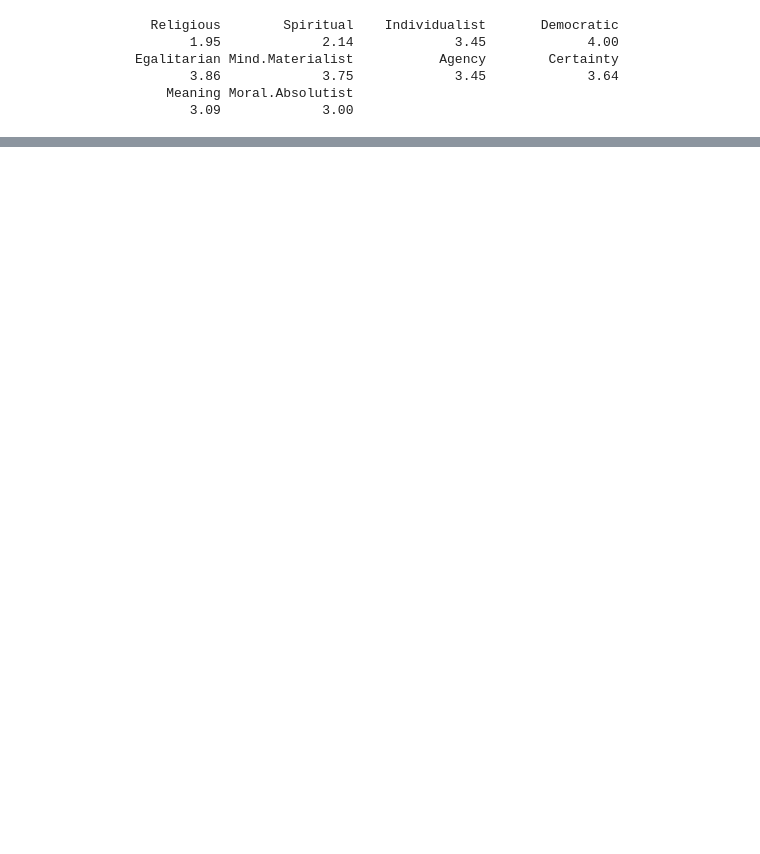
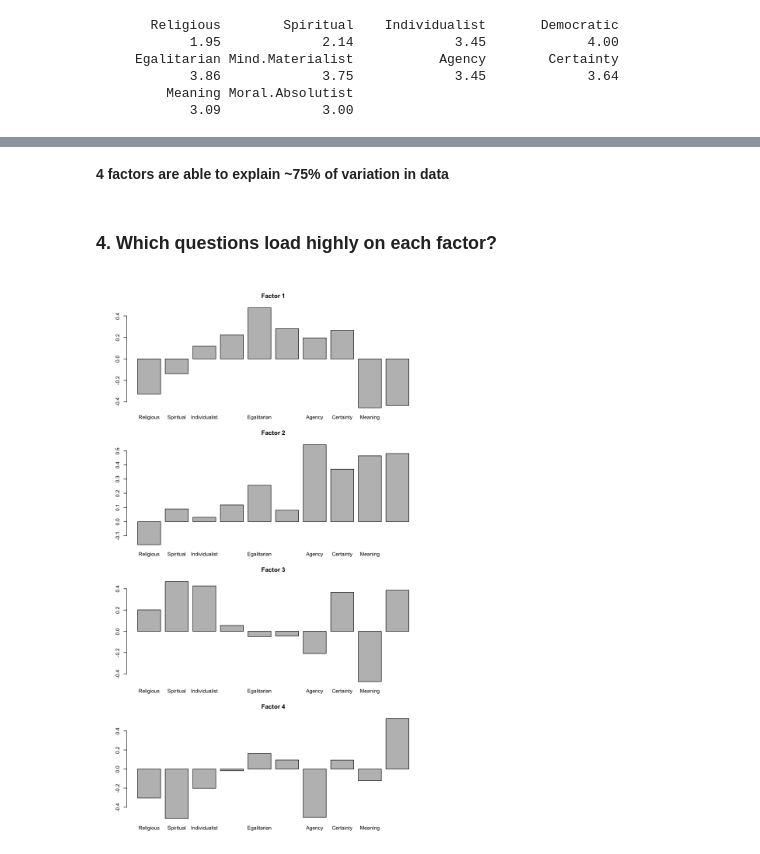
Before and after one commit to claussian/core-beliefs, a Jupyter notebook: Core beliefs questionnaire factor analysis.ipynb, the cells around one changed output, grey strips where cells are left out. Cells and saved outputs as stored; diff of their text form; code cells hidden in the pictures; blank space fills up the shorter version.

```diff
--- a/Core beliefs questionnaire factor analysis.ipynb
+++ b/Core beliefs questionnaire factor analysis.ipynb
@@ -57,0 +86,13 @@ ERROR: Error in axis(): argument "side" is missing, with no default
+# %% [markdown]
+**4 factors are able to explain ~75% of variation in data**
+# %% [markdown]
+### 4. Which questions load highly on each factor?
+# %%
+#bpc$loadings
+options(repr.plot.width=8, repr.plot.height=12)
+par(mar = c(2, 4, 4, 2), mfrow = c(4, 1), oma=c(1,1,1,6))
+for (i in 1:4){
+    barplot(bpc$loadings[,i],main=paste0('Factor ',i))
+}
+# %% [output]
+[figure, added]
```
Also changed, not shown: parts of 7 cells of this notebook.
